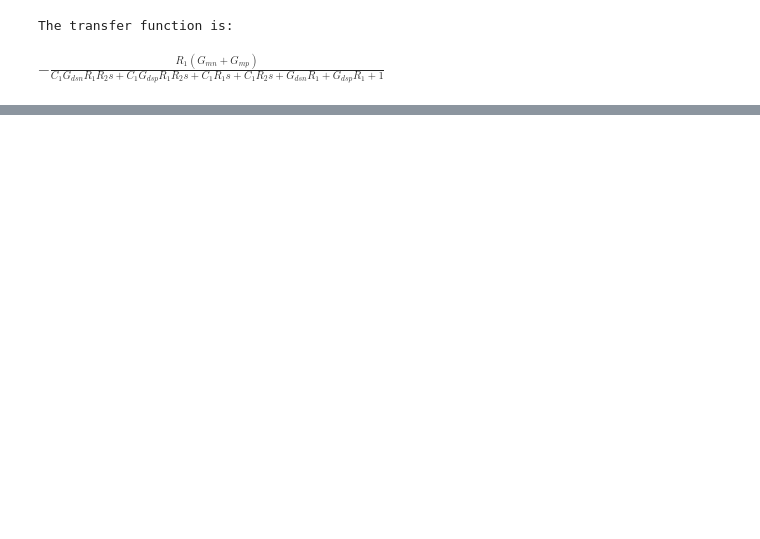
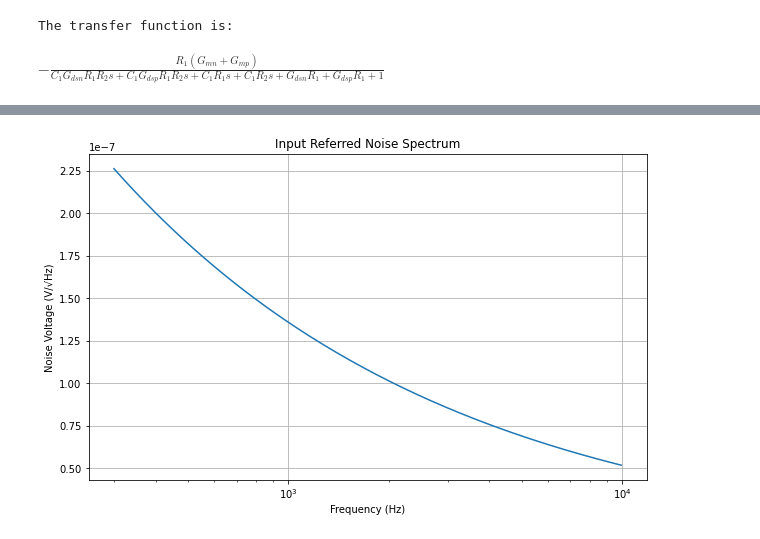
Before and after one commit to miguelcorrea0107/MA2_project, a Jupyter notebook: Amplifier_Inv/python_calc/inv_parameters.ipynb, the cells around one changed output, grey strips where cells are left out. Cells and saved outputs as stored; diff of their text form; code cells hidden in the pictures; blank space fills up the shorter version.

```diff
--- a/Amplifier_Inv/python_calc/inv_parameters.ipynb
+++ b/Amplifier_Inv/python_calc/inv_parameters.ipynb
@@ -148,0 +289,20 @@ inoise =  8.44713660009947e-06
+# %%
+# Specify the path to your .raw file
+filepath = '../netlist/tb_inv_sky130_a_noise_spectrum.raw'
+
+# Load the LTSpice raw file
+lt = ltspice.Ltspice(filepath)
+lt.parse()
+
+# Fetch frequency and inoise data
+frequency = lt.get_frequency()  # Frequency data
+inoise_spectrum = lt.get_data('inoise_spectrum')  # Total input-referred noise
+
+plt.figure(figsize=(10, 6))
+plt.semilogx(frequency, inoise_spectrum)
+plt.title('Input Referred Noise Spectrum')
+plt.xlabel('Frequency (Hz)')
+plt.ylabel('Noise Voltage (V/√Hz)')
+plt.grid(True)
+plt.show()
+# %% [output]
@@ -148,0 +310 @@ inoise =  8.44713660009947e-06
+[figure, added]
```
Also changed, not shown: parts of 53 cells of this notebook, 6 other files.
